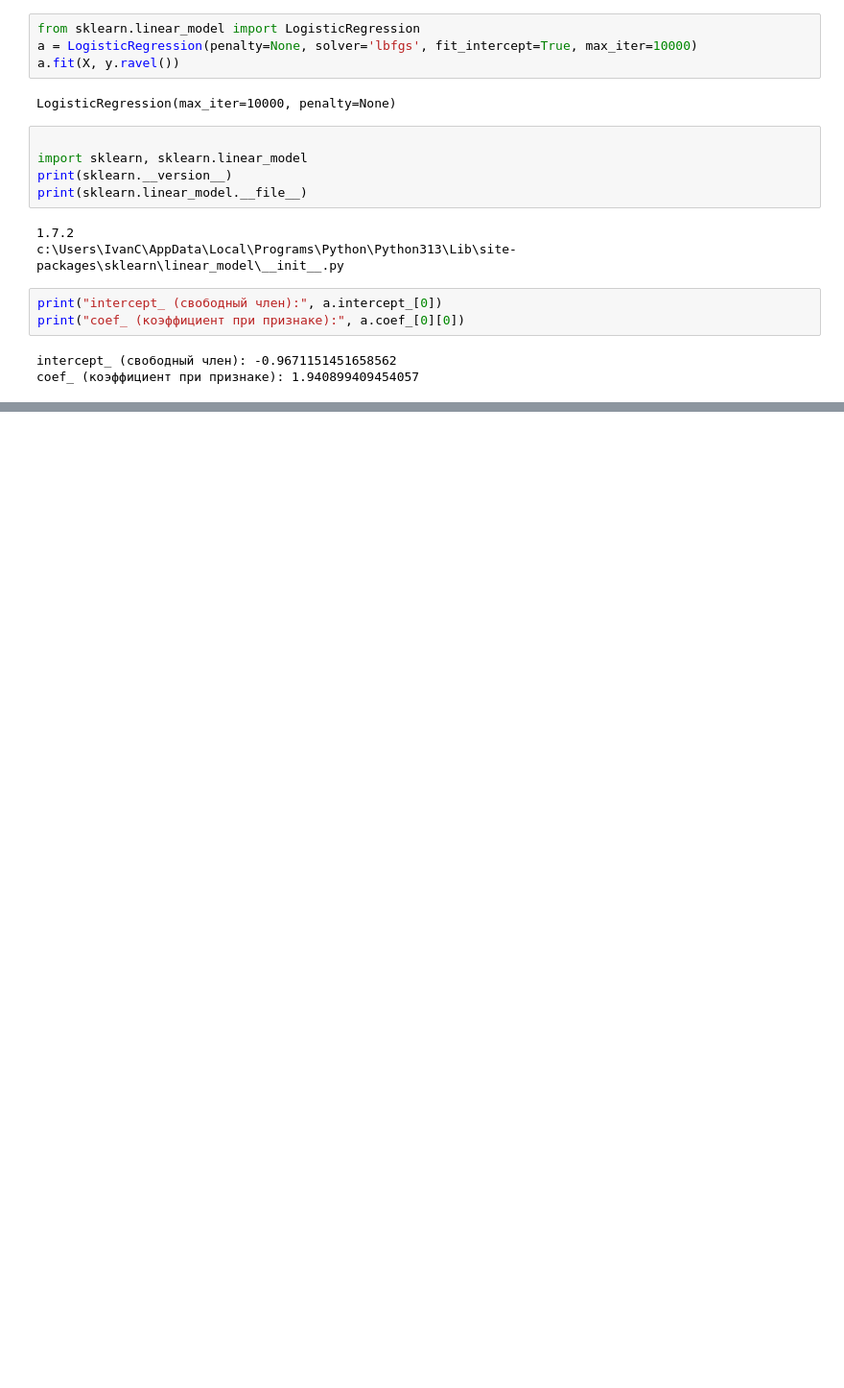
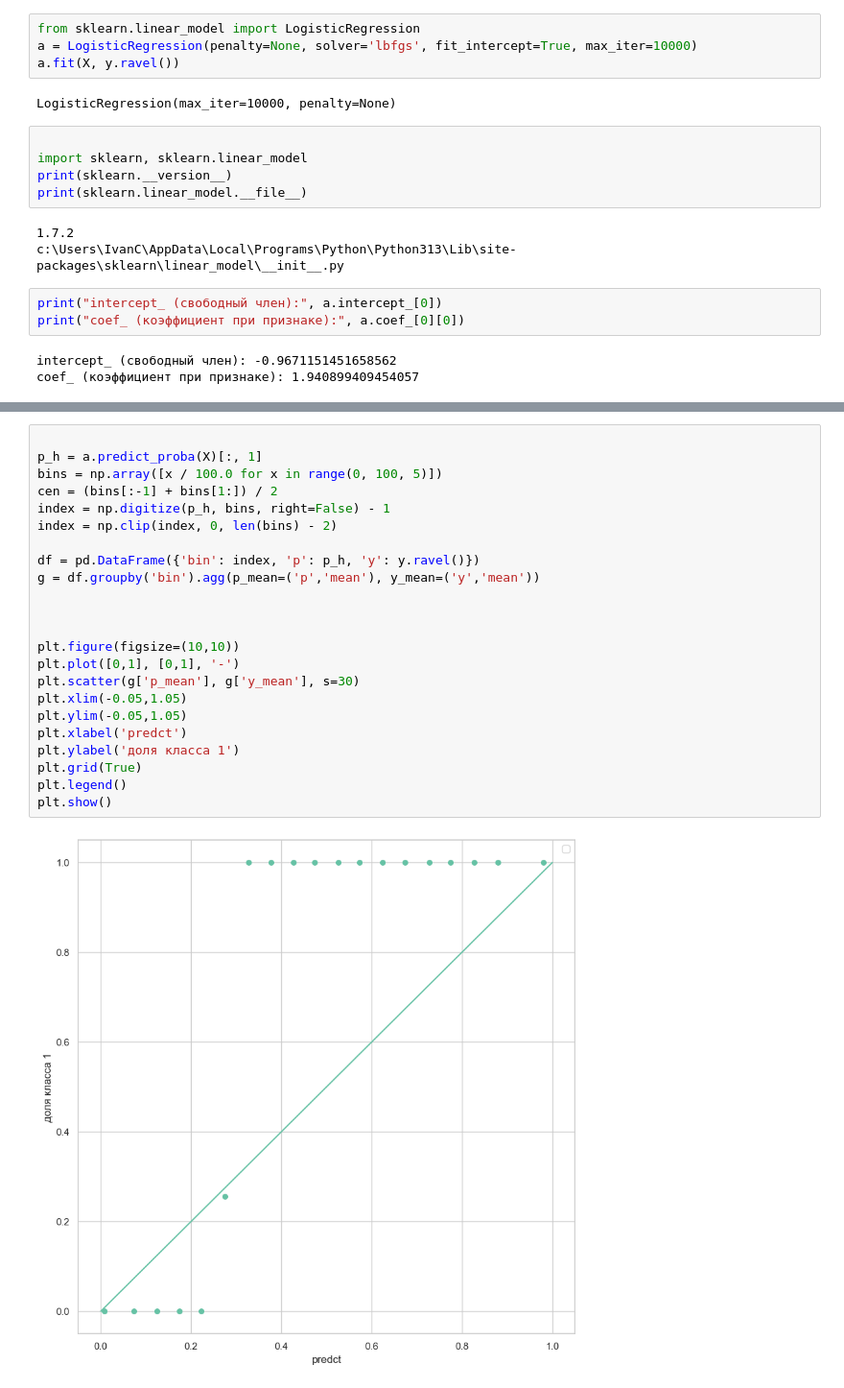
Before and after one commit to IvanNikulichev/log_regressor, a Jupyter notebook: log_reg.ipynb, the cells around one changed output, grey strips where cells are left out. Shown: that part at 96% size. Cells and saved outputs as stored; diff of their text form; blank space fills up the shorter version.

```diff
--- a/log_reg.ipynb
+++ b/log_reg.ipynb
@@ -49,0 +102,25 @@ coef_ (коэффициент при признаке): 1.940899409454057
+# %%
+
+p_h = a.predict_proba(X)[:, 1]
+bins = np.array([x / 100.0 for x in range(0, 100, 5)])
+cen = (bins[:-1] + bins[1:]) / 2
+index = np.digitize(p_h, bins, right=False) - 1
+index = np.clip(index, 0, len(bins) - 2)
+
+df = pd.DataFrame({'bin': index, 'p': p_h, 'y': y.ravel()})
+g = df.groupby('bin').agg(p_mean=('p','mean'), y_mean=('y','mean'))
+
+
+
+plt.figure(figsize=(10,10))
+plt.plot([0,1], [0,1], '-')
+plt.scatter(g['p_mean'], g['y_mean'], s=30)
+plt.xlim(-0.05,1.05)
+plt.ylim(-0.05,1.05)
+plt.xlabel('predct')
+plt.ylabel('доля класса 1')
+plt.grid(True)
+plt.legend()
+plt.show()
+# %% [output]
+[figure, added]
```
Also changed, not shown: parts of 2 cells of this notebook.
